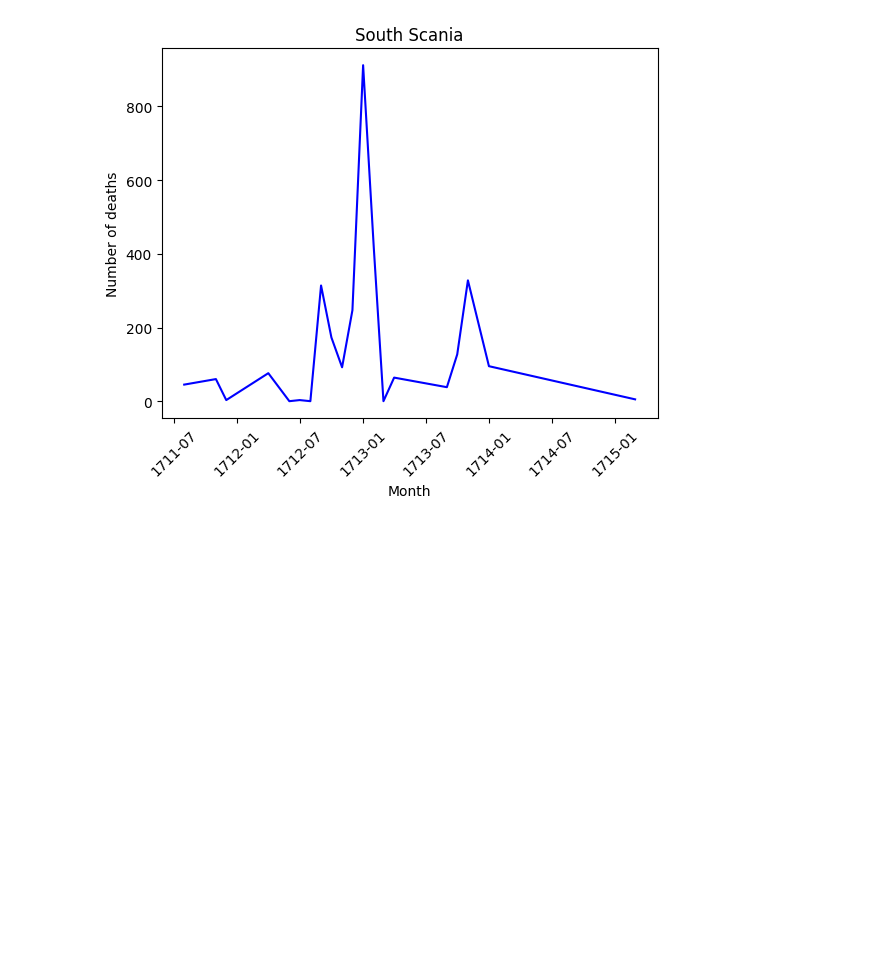
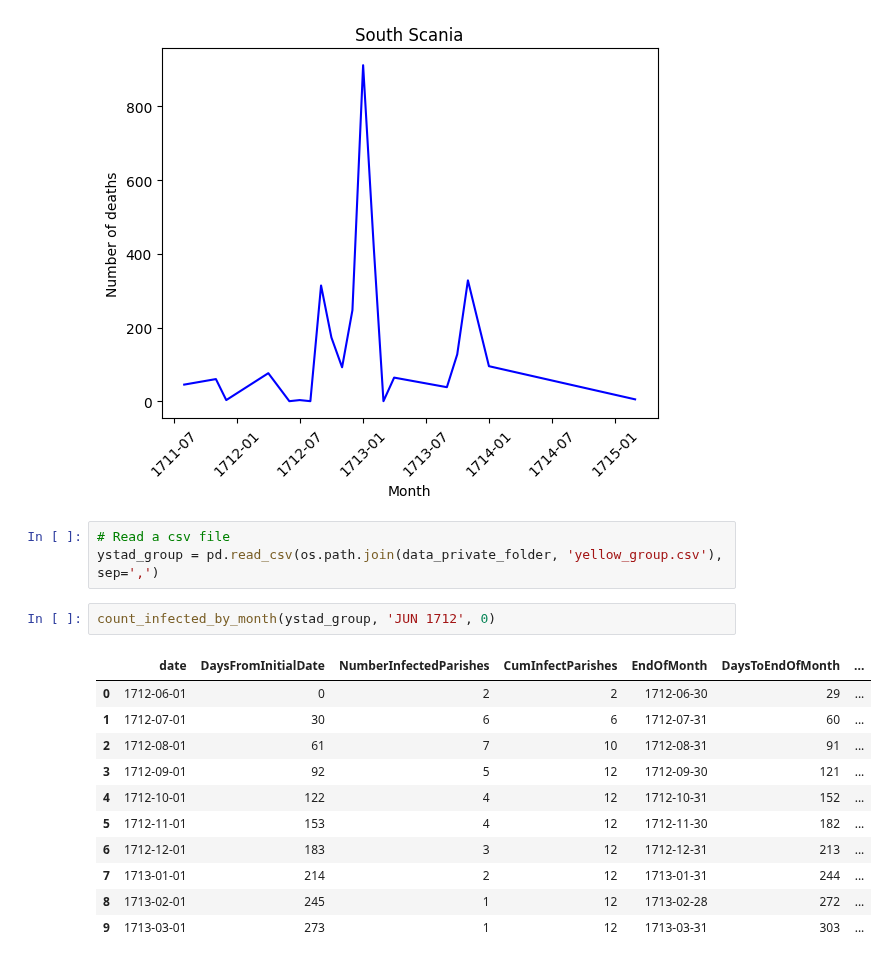
Before and after one commit to polislizarralde/PythonMathematicalModeling, a Jupyter notebook: docs/PlagueProject/Number_infected_parishes.ipynb, the cells around one changed output. Saved outputs shown, nothing was run; the diff lists cells and outputs as text; blank space fills up the shorter version.

```diff
--- a/docs/PlagueProject/Number_infected_parishes.ipynb
+++ b/docs/PlagueProject/Number_infected_parishes.ipynb
@@ -445,3 +424,20 @@ plot_cum_deaths_by_month(infectedParishes)
 plot_deaths_by_month(infectedParishes)
 # %% [output]
 [figure]
+# %%
+# Read a csv file
+ystad_group = pd.read_csv(os.path.join(data_private_folder, 'yellow_group.csv'), sep=',')
+# %%
+count_infected_by_month(ystad_group, 'JUN 1712', 0)
+# %% [output]
+|  | date | DaysFromInitialDate | NumberInfectedParishes | CumInfectParishes | EndOfMonth | DaysToEndOfMonth | ... |
+| 0 | 1712-06-01 | 0 | 2 | 2 | 1712-06-30 | 29 | ... |
+| 1 | 1712-07-01 | 30 | 6 | 6 | 1712-07-31 | 60 | ... |
+| 2 | 1712-08-01 | 61 | 7 | 10 | 1712-08-31 | 91 | ... |
+| 3 | 1712-09-01 | 92 | 5 | 12 | 1712-09-30 | 121 | ... |
+| 4 | 1712-10-01 | 122 | 4 | 12 | 1712-10-31 | 152 | ... |
+| 5 | 1712-11-01 | 153 | 4 | 12 | 1712-11-30 | 182 | ... |
+| 6 | 1712-12-01 | 183 | 3 | 12 | 1712-12-31 | 213 | ... |
+| 7 | 1713-01-01 | 214 | 2 | 12 | 1713-01-31 | 244 | ... |
+| 8 | 1713-02-01 | 245 | 1 | 12 | 1713-02-28 | 272 | ... |
+| 9 | 1713-03-01 | 273 | 1 | 12 | 1713-03-31 | 303 | ... |
```
Also changed, not shown: parts of 12 cells of this notebook, 2 other files.
